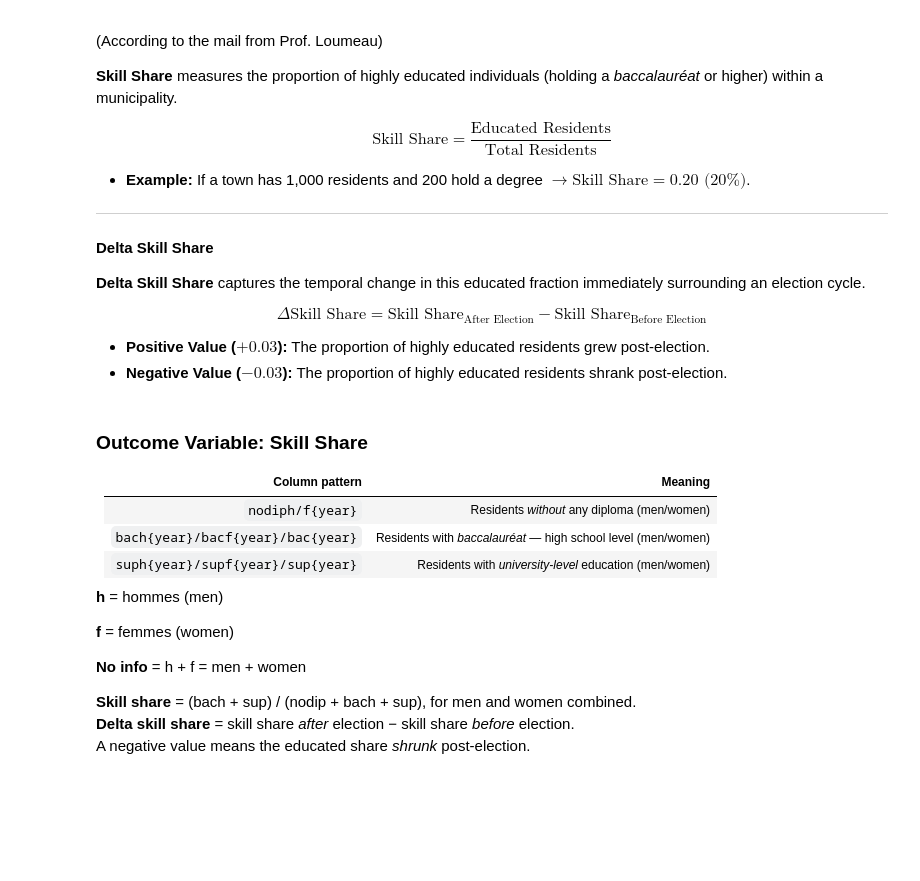
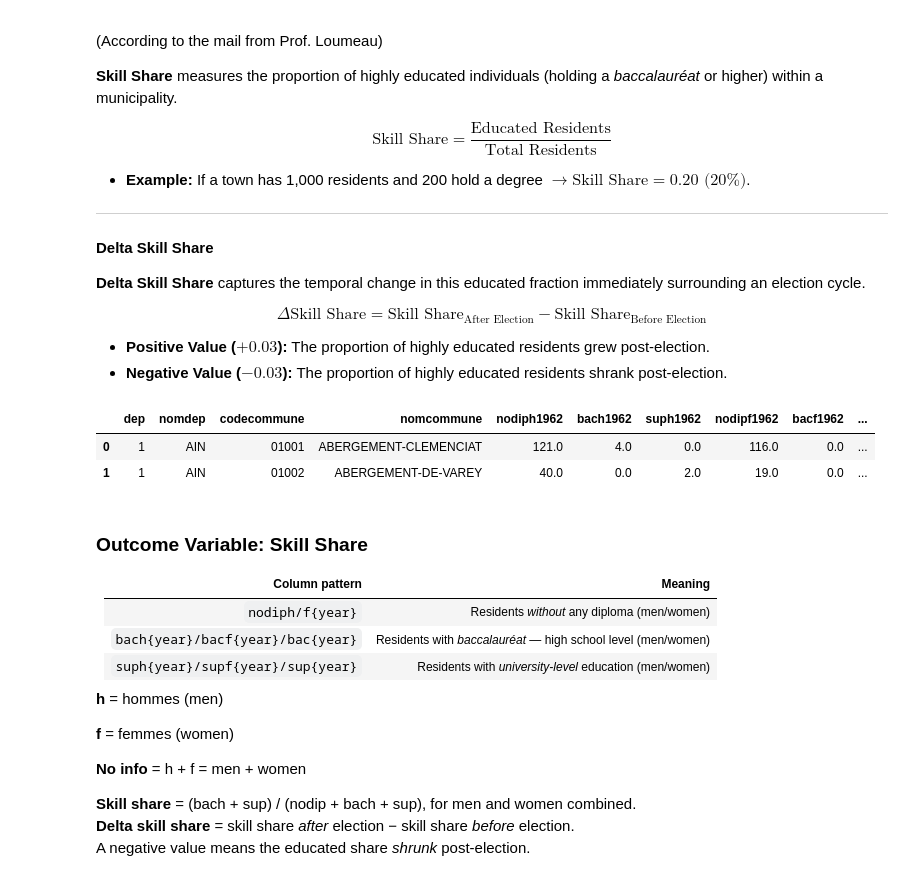
Before and after one commit to Tobias-Bue/far-right-rdd-thesis, a Jupyter notebook: Data_preparation_and_cleaning.ipynb, the cells around one changed output. Drawn from its saved outputs; the diff is of its cells as text; code cells hidden in the pictures; blank space fills up the shorter version.

```diff
--- a/Data_preparation_and_cleaning.ipynb
+++ b/Data_preparation_and_cleaning.ipynb
@@ -36,6 +36,12 @@ df_edu = pd.read_csv("diplomescommunes.csv", dtype={"codecommune": str})
 
 # Standardise commune code to 5 characters (leading zeros)
 df_edu["codecommune"] = df_edu["codecommune"].str.zfill(5)
+# %%
+df_edu.head(2)
+# %% [output]
+|  | dep | nomdep | codecommune | nomcommune | nodiph1962 | bach1962 | suph1962 | nodipf1962 | bacf1962 | ... |
+| 0 | 1 | AIN | 01001 | ABERGEMENT-CLEMENCIAT | 121.0 | 4.0 | 0.0 | 116.0 | 0.0 | ... |
+| 1 | 1 | AIN | 01002 | ABERGEMENT-DE-VAREY | 40.0 | 0.0 | 2.0 | 19.0 | 0.0 | ... |
 # %% [markdown]
 ### Outcome Variable: Skill Share
 
```
Also changed, not shown: parts of 11 cells of this notebook, 2 other files.
